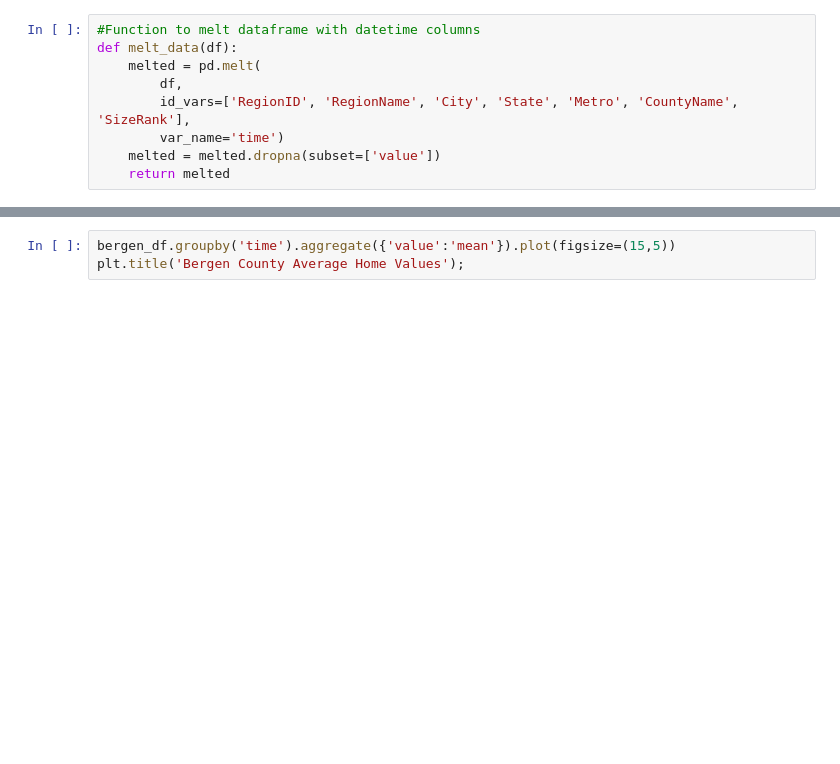
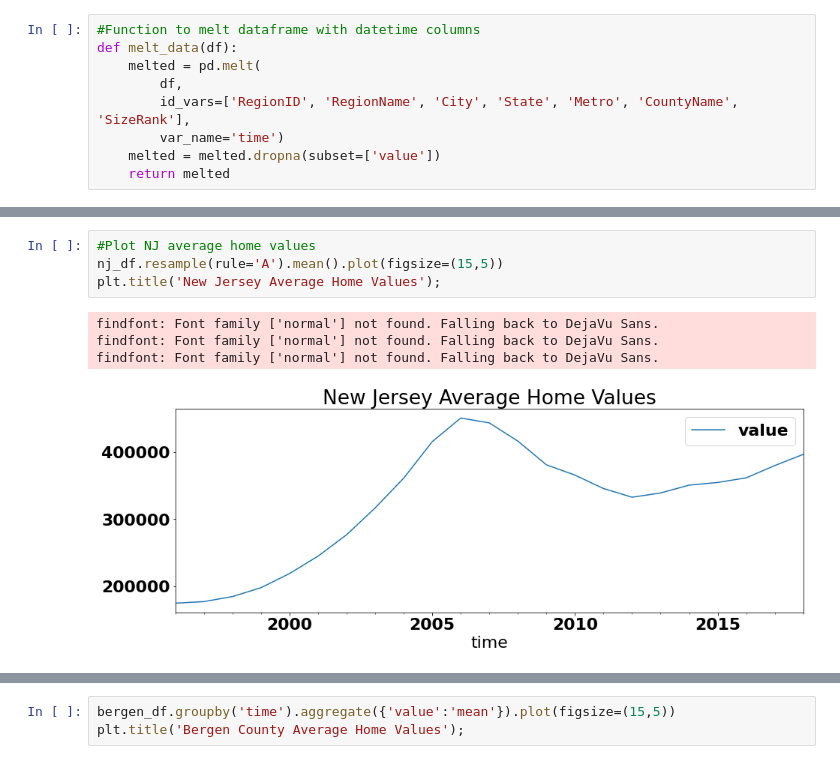
Before and after one commit to jmg0144/Zillow-Time-Series-Analysis, a Jupyter notebook: zillow-time-series-analysis.ipynb, the cells around one changed output, grey strips where cells are left out. Cells and saved outputs as stored; diff of their text form; blank space fills up the shorter version.

```diff
--- a/zillow-time-series-analysis.ipynb
+++ b/zillow-time-series-analysis.ipynb
@@ -115,0 +156,9 @@ melted_df[melted_df['State'] == 'NJ']
+# %%
+#Plot NJ average home values
+nj_df.resample(rule='A').mean().plot(figsize=(15,5))
+plt.title('New Jersey Average Home Values');
+# %% [output]
+findfont: Font family ['normal'] not found. Falling back to DejaVu Sans.
+findfont: Font family ['normal'] not found. Falling back to DejaVu Sans.
+findfont: Font family ['normal'] not found. Falling back to DejaVu Sans.
+[figure, added]
```
Also changed, not shown: parts of 85 cells of this notebook.
